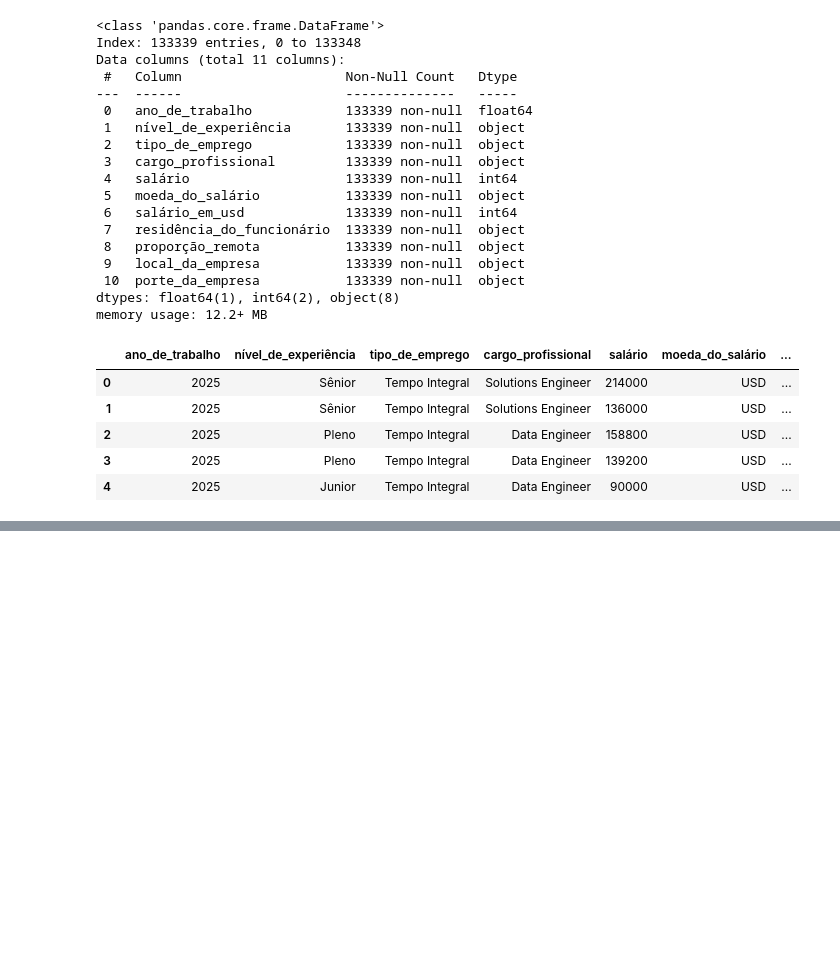
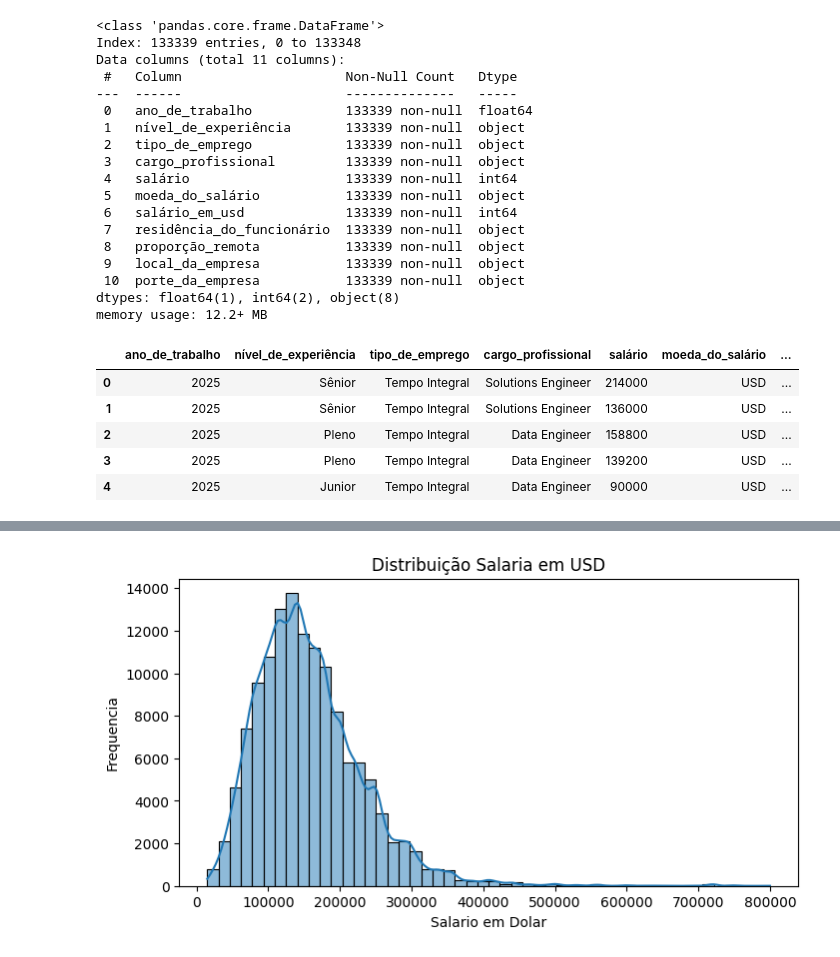
Before and after one commit to ThiagoVenturim/studying_python_data, a Jupyter notebook: Alura/AluraAula1.ipynb, the cells around one changed output, grey strips where cells are left out. Cells and saved outputs as stored; diff of their text form; code cells hidden in the pictures; blank space fills up the shorter version.

```diff
--- a/Alura/AluraAula1.ipynb
+++ b/Alura/AluraAula1.ipynb
@@ -351,0 +376,9 @@ df_limpo.head(5)
+# %%
+plt.figure(figsize= (8,4))
+sns.histplot(df_limpo["salário_em_usd"] , bins=50 , kde=True)
+plt.title("Distribuição Salaria em USD")
+plt.xlabel("Salario em Dolar")
+plt.ylabel("Frequencia")
+plt.show()
+# %% [output]
+[figure, added]
```
Also changed, not shown: parts of 6 cells of this notebook.
